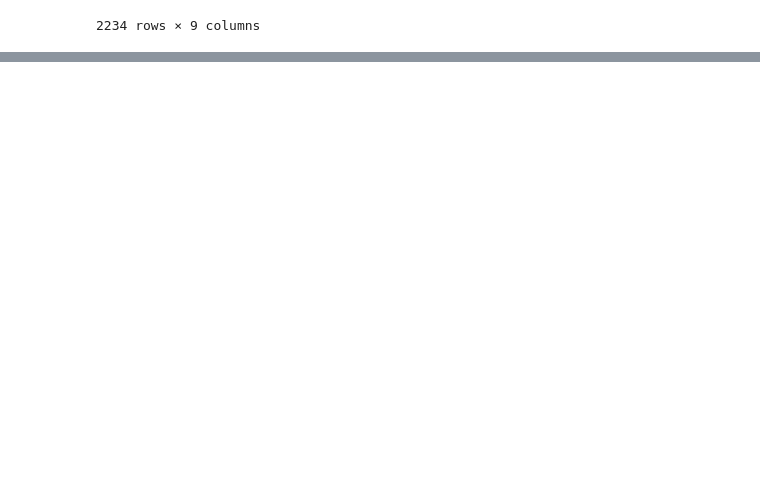
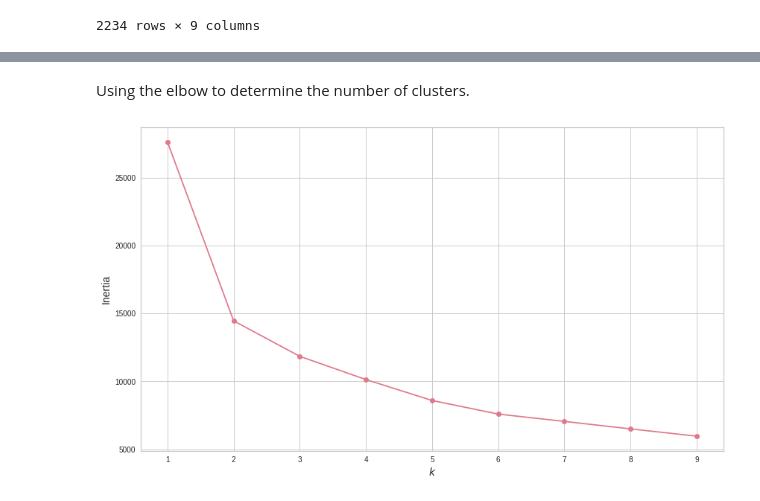
Before and after one commit to KittuPatel/CustomerPersonalityAnalysis, a Jupyter notebook: CustomerPersonalityAnalysis.ipynb, the cells around one changed output, grey strips where cells are left out. Cells and saved outputs as stored; diff of their text form; code cells hidden in the pictures; blank space fills up the shorter version.

```diff
--- a/CustomerPersonalityAnalysis.ipynb
+++ b/CustomerPersonalityAnalysis.ipynb
@@ -464,0 +467,17 @@ cpa_pca
+# %% [markdown]
+Using the elbow to determine the number of clusters.
+# %%
+from sklearn.cluster import KMeans
+
+plt.figure(figsize = (14,8))
+colors = ['#e0798c','#65365a','#da8886','#cfc4c4','#dfd7ca']
+kmeans_per_k = [KMeans(n_clusters=k, random_state=42).fit(cpa_pca)
+                for k in range(1, 10)]
+inertias = [model.inertia_ for model in kmeans_per_k]
+plt.plot(range(1, 10), inertias, "bo-" ,color= colors[0])
+plt.xlabel("$k$", fontsize=14)
+plt.ylabel("Inertia", fontsize=14)
+
+plt.show()
+# %% [output]
+[figure, added]
```
Also changed, not shown: parts of 9 cells of this notebook, 1 other file.
